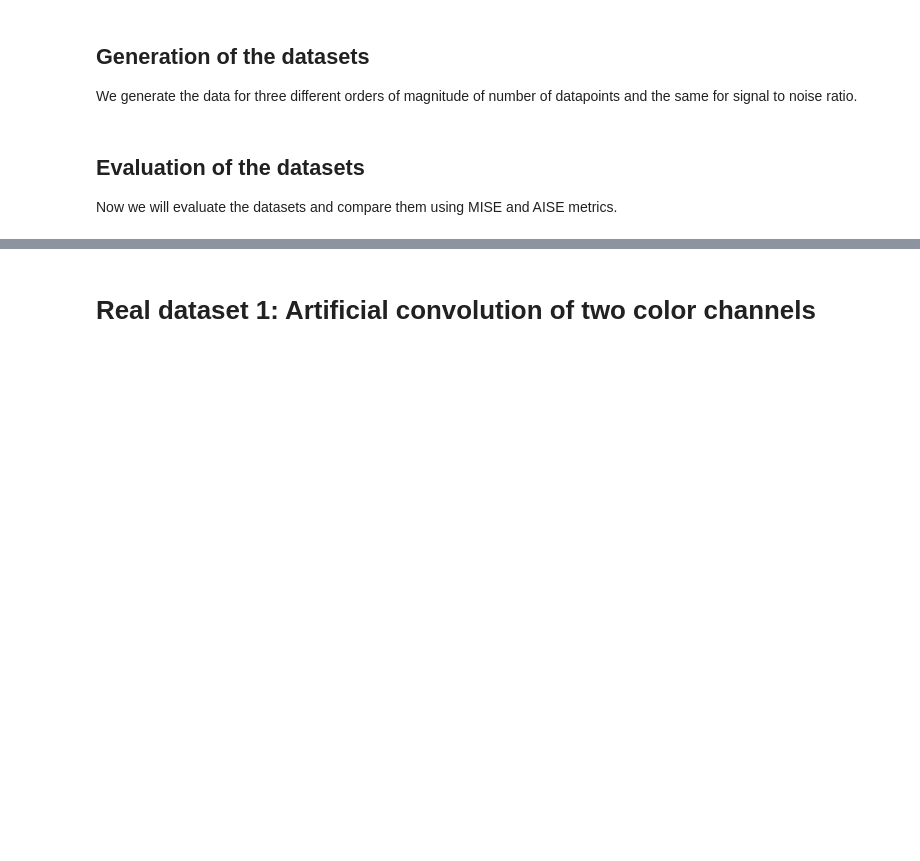
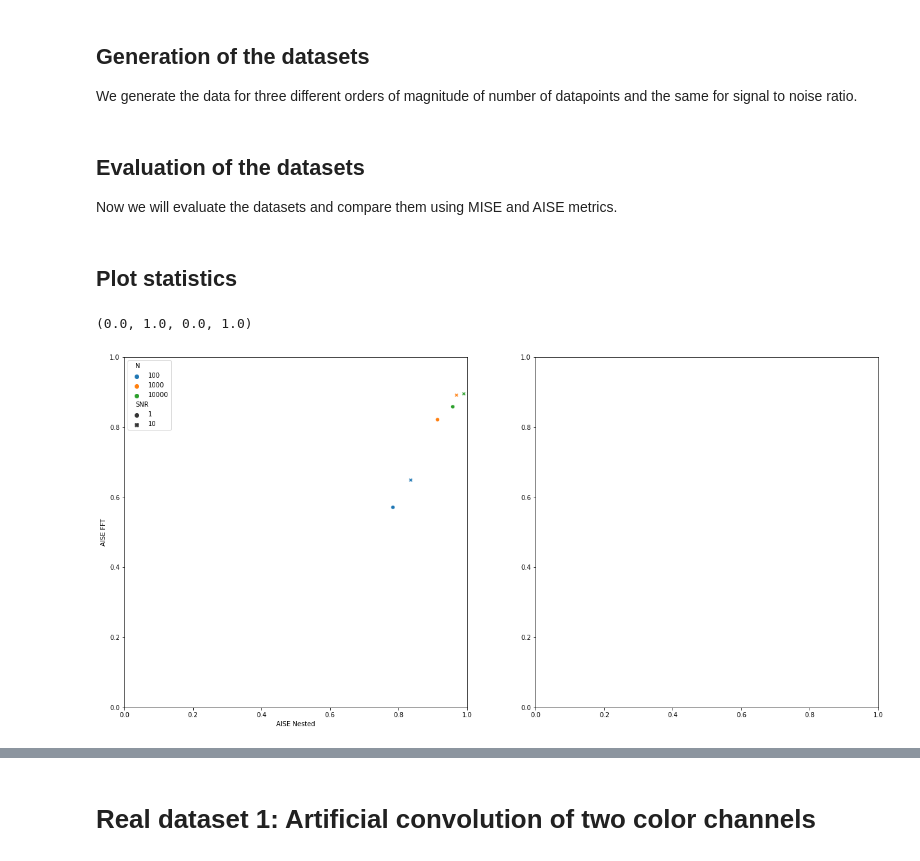
Before and after one commit to dsb-lab/gd2dist, a Jupyter notebook: examples/paper/Paper_analysis.ipynb, the cells around one changed output, grey strips where cells are left out. Cells and saved outputs as stored; diff of their text form; code cells hidden in the pictures; blank space fills up the shorter version.

Commit message:
Add synthetic data scores

```diff
--- a/examples/paper/Paper_analysis.ipynb
+++ b/examples/paper/Paper_analysis.ipynb
@@ -123,7 +123,7 @@ for i_n,i in enumerate(N):
 
 Now we will evaluate the datasets and compare them using MISE and AISE metrics.
 # %%
-if True:
+if recompute:
 
     #Make pandas
     evaluation_table = pd.DataFrame(columns=["Test","Noise","N","SNR"])
@@ -190,3 +190,17 @@ if True:
 else:
 
     evaluation_table = pd.read_csv("Output/Tables/Synthetic_data_scores.csv")
+# %% [markdown]
+## Plot statistics
+# %%
+m = evaluation_table.groupby(by=["SNR","N"])
+m = m.median()
+m["N"] = [str(i[1]) for i in m.index]
+m["SNR"] = [str(i[0]) for i in m.index]
+
+fig,ax = plt.subplots(1,2,figsize=[21,10])
+sns.scatterplot(x="AISE Nested",y="AISE FFT",hue=m.loc[:,"N"],style="SNR",data=m,ax=ax[0])
+ax[0].axis([0,1,0,1])
+# %% [output]
+(0.0, 1.0, 0.0, 1.0)
+[figure, added]
```
Also changed, not shown: parts of 4 cells of this notebook, 4 other files.
